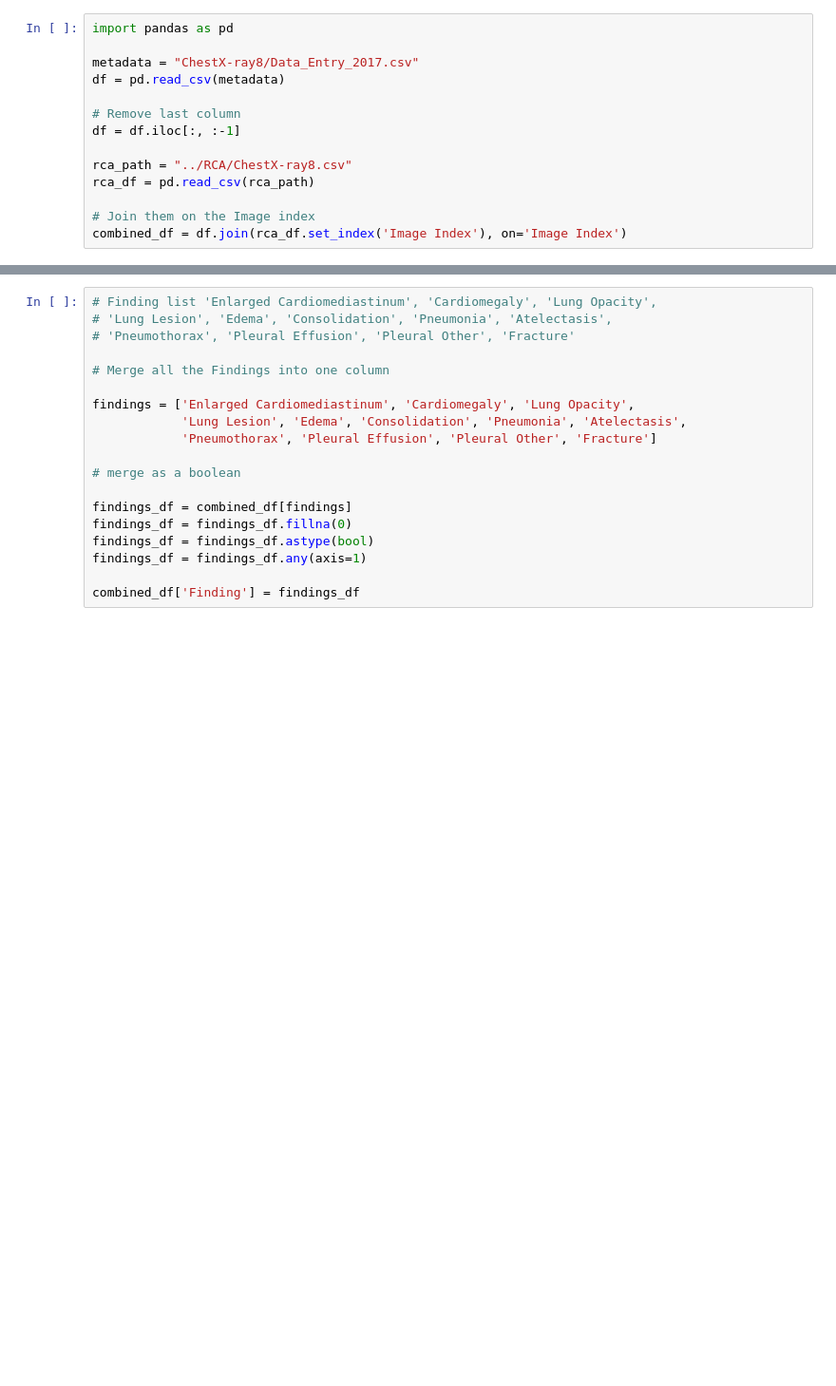
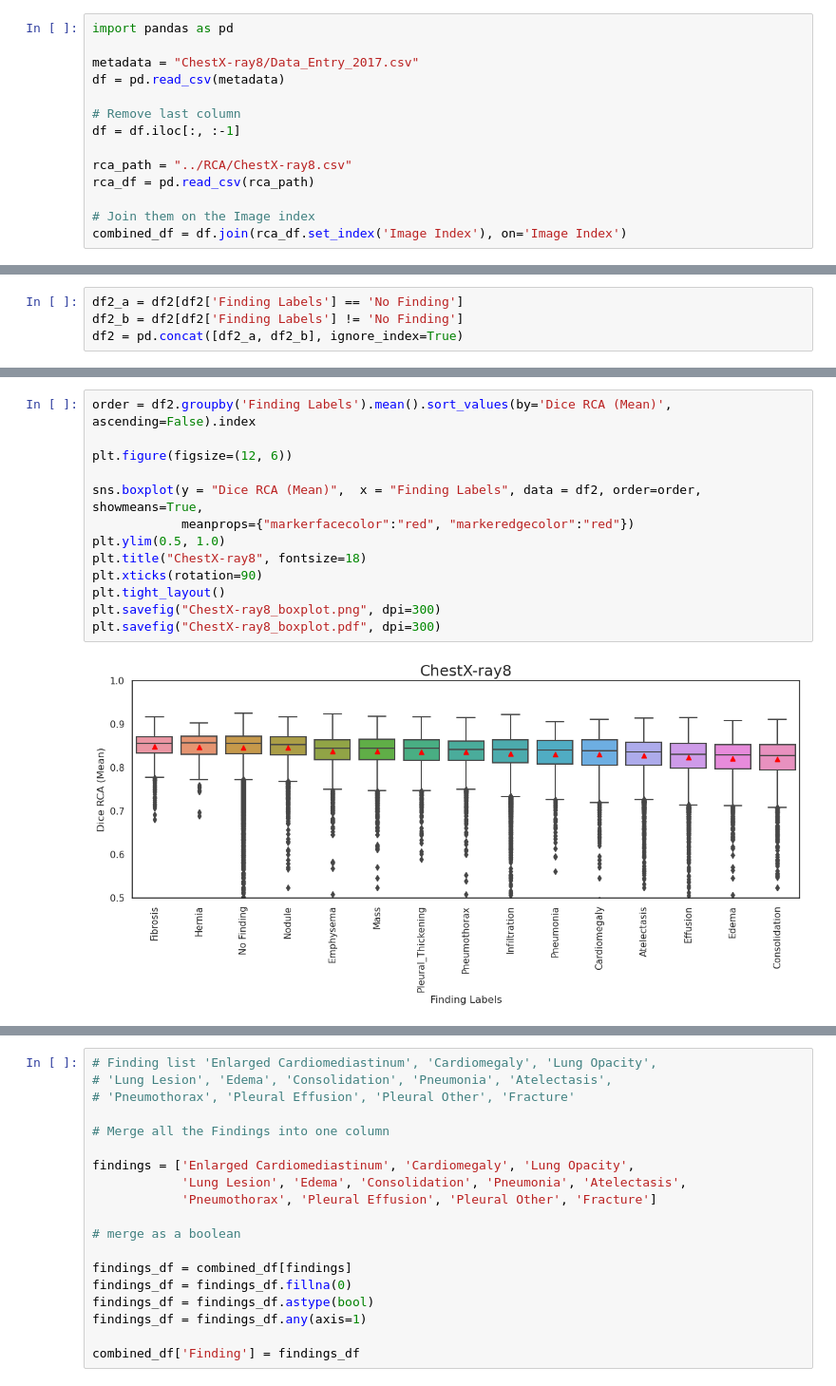
Before and after one commit to ngaggion/CheXmask-Database, a Jupyter notebook: TechnicalValidation/IndividualRCA/BiasAnalysis.ipynb, the cells around one changed output, grey strips where cells are left out. Shown at 95% size. Drawn from its saved outputs; the diff is of its cells as text; blank space fills up the shorter version.

```diff
--- a/TechnicalValidation/IndividualRCA/BiasAnalysis.ipynb
+++ b/TechnicalValidation/IndividualRCA/BiasAnalysis.ipynb
@@ -119,0 +174,4 @@ plt.savefig("ChestX-ray8.png", dpi=300)
+# %%
+df2_a = df2[df2['Finding Labels'] == 'No Finding']
+df2_b = df2[df2['Finding Labels'] != 'No Finding']
+df2 = pd.concat([df2_a, df2_b], ignore_index=True)
@@ -120,3 +198,18 @@ plt.savefig("ChestX-ray8.png", dpi=300)
+# %%
+order = df2.groupby('Finding Labels').mean().sort_values(by='Dice RCA (Mean)', ascending=False).index
+
+plt.figure(figsize=(12, 6))
+
+sns.boxplot(y = "Dice RCA (Mean)",  x = "Finding Labels", data = df2, order=order, showmeans=True,
+            meanprops={"markerfacecolor":"red", "markeredgecolor":"red"})
+plt.ylim(0.5, 1.0)
+plt.title("ChestX-ray8", fontsize=18)
+plt.xticks(rotation=90)
+plt.tight_layout()
+plt.savefig("ChestX-ray8_boxplot.png", dpi=300)
+plt.savefig("ChestX-ray8_boxplot.pdf", dpi=300)
+# %% [output]
+[figure, added]
 # %%
 import pandas as pd
 
```
Also changed, not shown: parts of 19 cells of this notebook, 58 other files.
